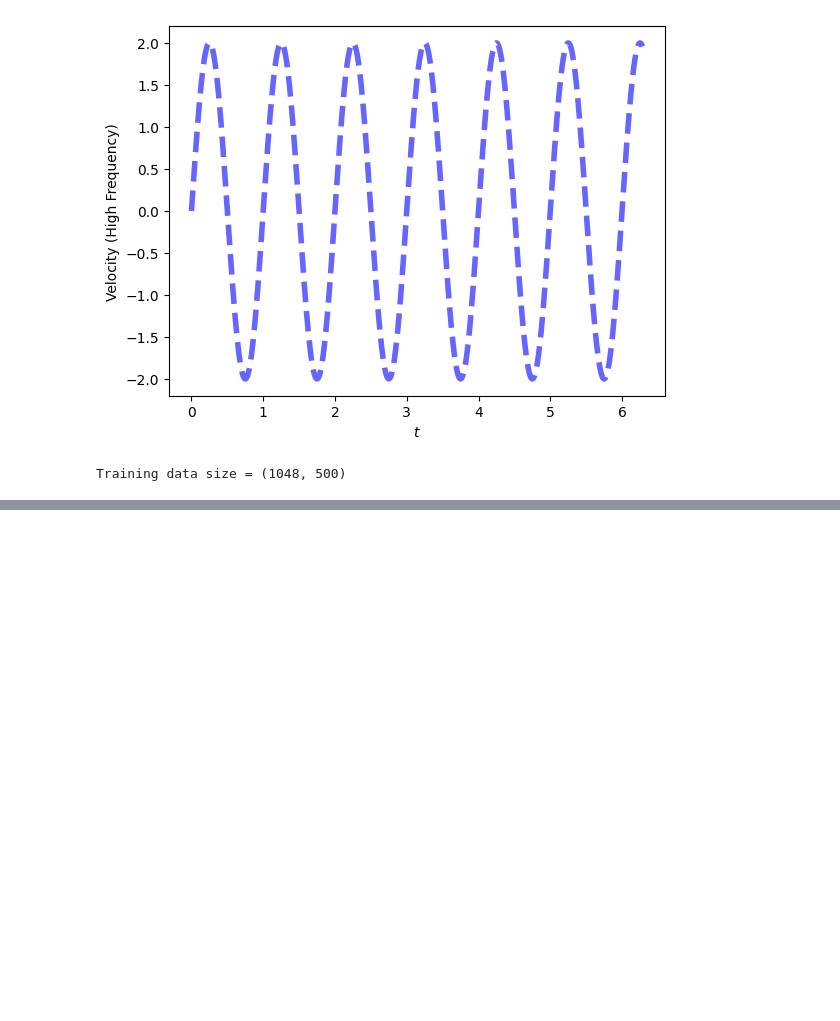
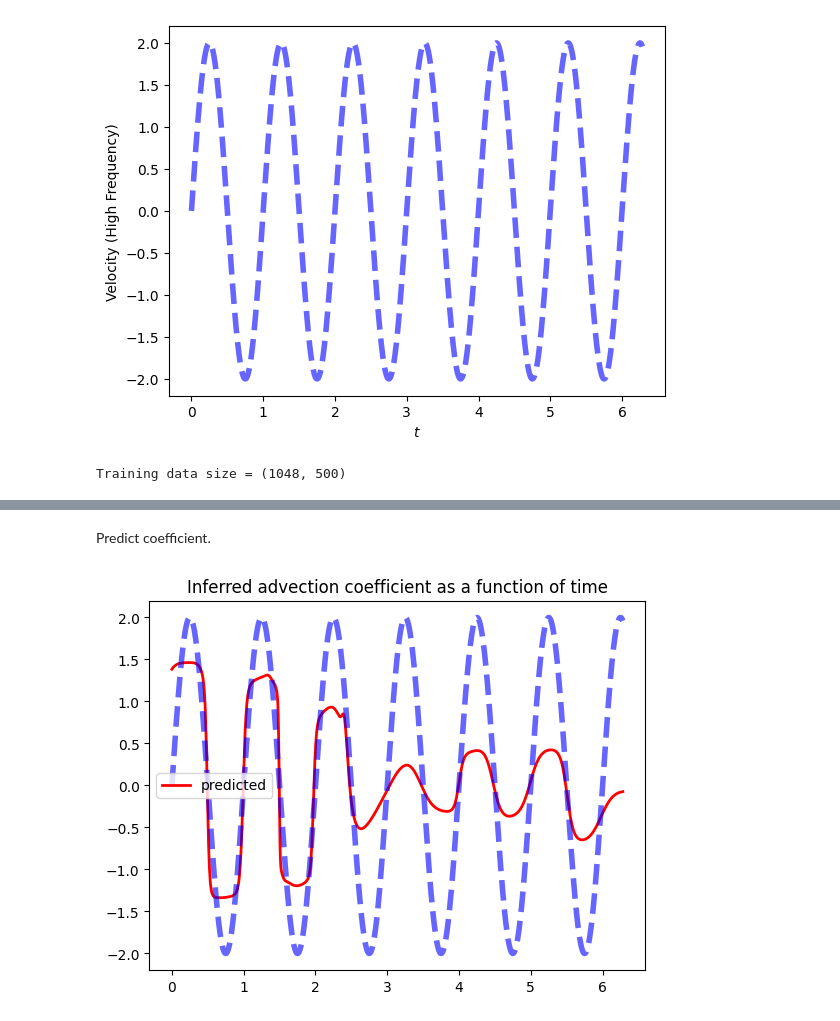
Before and after one commit to honglizhaobob/dl-hidimuq, a Jupyter notebook: code/LinearOscillator/python/time_varying_advection.ipynb, the cells around one changed output, grey strips where cells are left out. Cells and saved outputs as stored; diff of their text form; code cells hidden in the pictures; blank space fills up the shorter version.

```diff
--- a/code/LinearOscillator/python/time_varying_advection.ipynb
+++ b/code/LinearOscillator/python/time_varying_advection.ipynb
@@ -145,0 +146,15 @@ info = train(
+# %% [markdown]
+Predict coefficient.
+# %%
+inputs = cartesian_data(pinn.tgrid, pinn.xgrid)
+G_pred = pinn.G_nn(inputs[:, 0][:, None]).reshape([pinn.nx, pinn.nt]).detach().numpy().T
+# spatial and temporal grid
+tgrid = pinn.tgrid.detach().numpy()
+xgrid = pinn.xgrid.detach().numpy()
+# %%
+plt.plot(tgrid, G_pred[:, 0], color="red", lw=2.0, label="predicted");
+plt.plot(tgrid, v0*np.sin(omega*tgrid), "--", color="blue", alpha=0.6, lw=4.0);
+plt.title("Inferred advection coefficient as a function of time");
+plt.legend();
+# %% [output]
+[figure, added]
```
Also changed, not shown: parts of 5 cells of this notebook, 3 other files.
